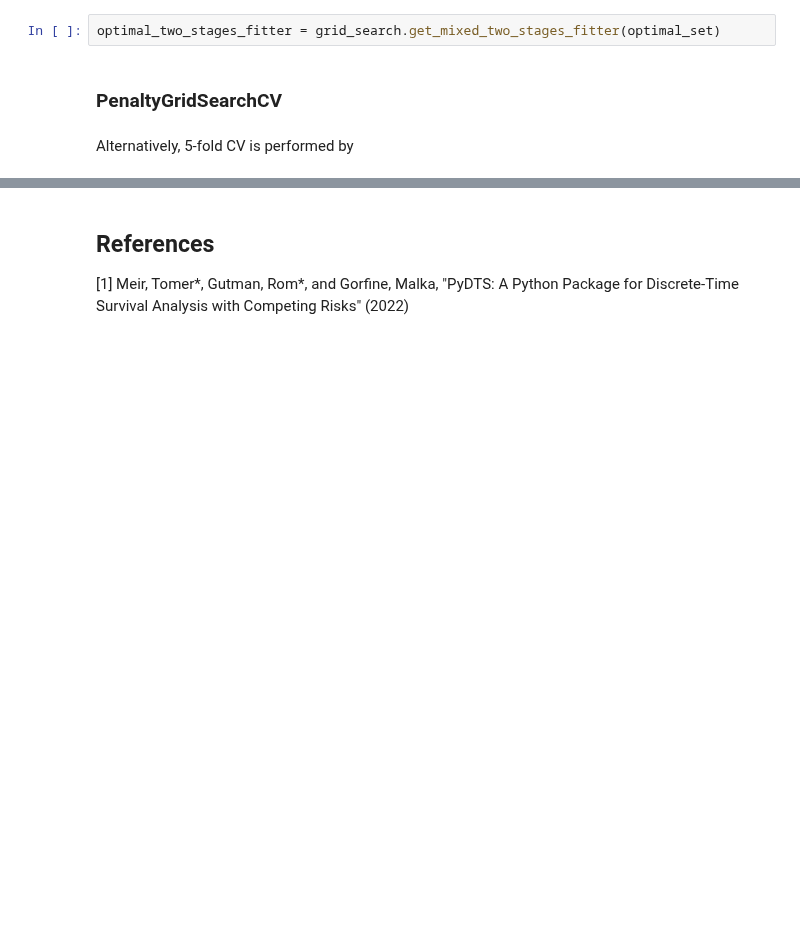
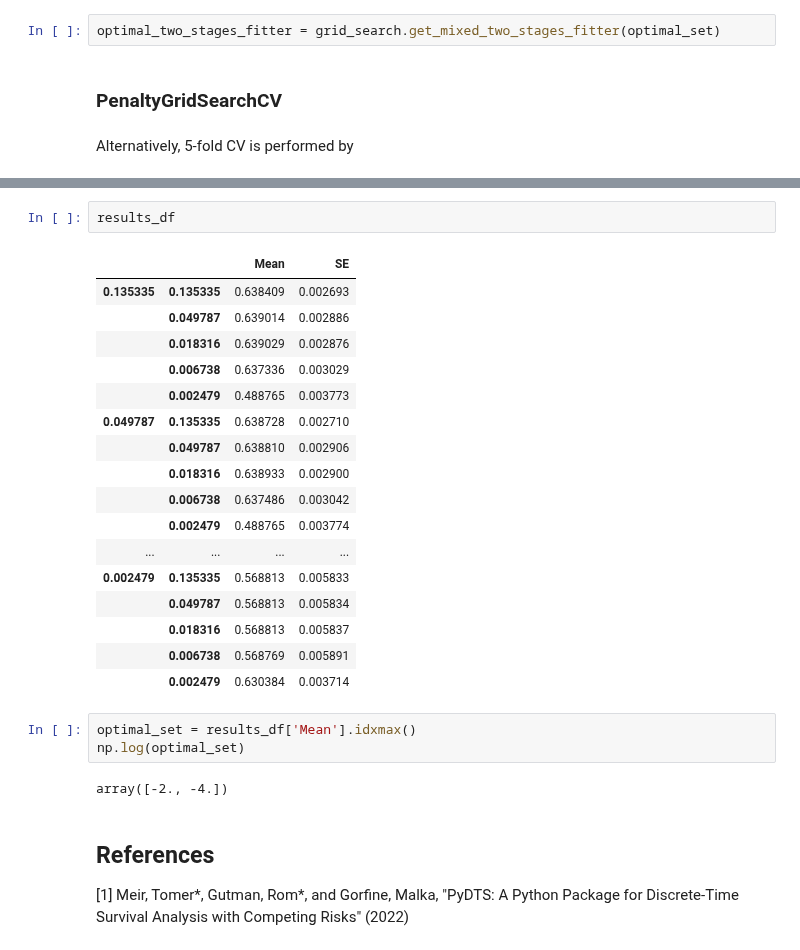
Before and after one commit to tomer1812/pydts, a Jupyter notebook: docs/Regularization.ipynb, the cells around one changed output, grey strips where cells are left out. Drawn from its saved outputs; the diff is of its cells as text; blank space fills up the shorter version.

```diff
--- a/docs/Regularization.ipynb
+++ b/docs/Regularization.ipynb
@@ -150,3 +219,28 @@ print(results_df)
+# %%
+results_df
+# %% [output]
+|  |  | Mean | SE |
+| 0.135335 | 0.135335 | 0.638409 | 0.002693 |
+|  | 0.049787 | 0.639014 | 0.002886 |
+|  | 0.018316 | 0.639029 | 0.002876 |
+|  | 0.006738 | 0.637336 | 0.003029 |
+|  | 0.002479 | 0.488765 | 0.003773 |
+| 0.049787 | 0.135335 | 0.638728 | 0.002710 |
+|  | 0.049787 | 0.638810 | 0.002906 |
+|  | 0.018316 | 0.638933 | 0.002900 |
+|  | 0.006738 | 0.637486 | 0.003042 |
+|  | 0.002479 | 0.488765 | 0.003774 |
+| ... | ... | ... | ... |
+| 0.002479 | 0.135335 | 0.568813 | 0.005833 |
+|  | 0.049787 | 0.568813 | 0.005834 |
+|  | 0.018316 | 0.568813 | 0.005837 |
+|  | 0.006738 | 0.568769 | 0.005891 |
+|  | 0.002479 | 0.630384 | 0.003714 |
+# %%
+optimal_set = results_df['Mean'].idxmax()
+np.log(optimal_set)
+# %% [output]
+array([-2., -4.])
 # %% [markdown]
 ## References
 
```
Also changed, not shown: parts of 6 cells of this notebook, 1 other file.
